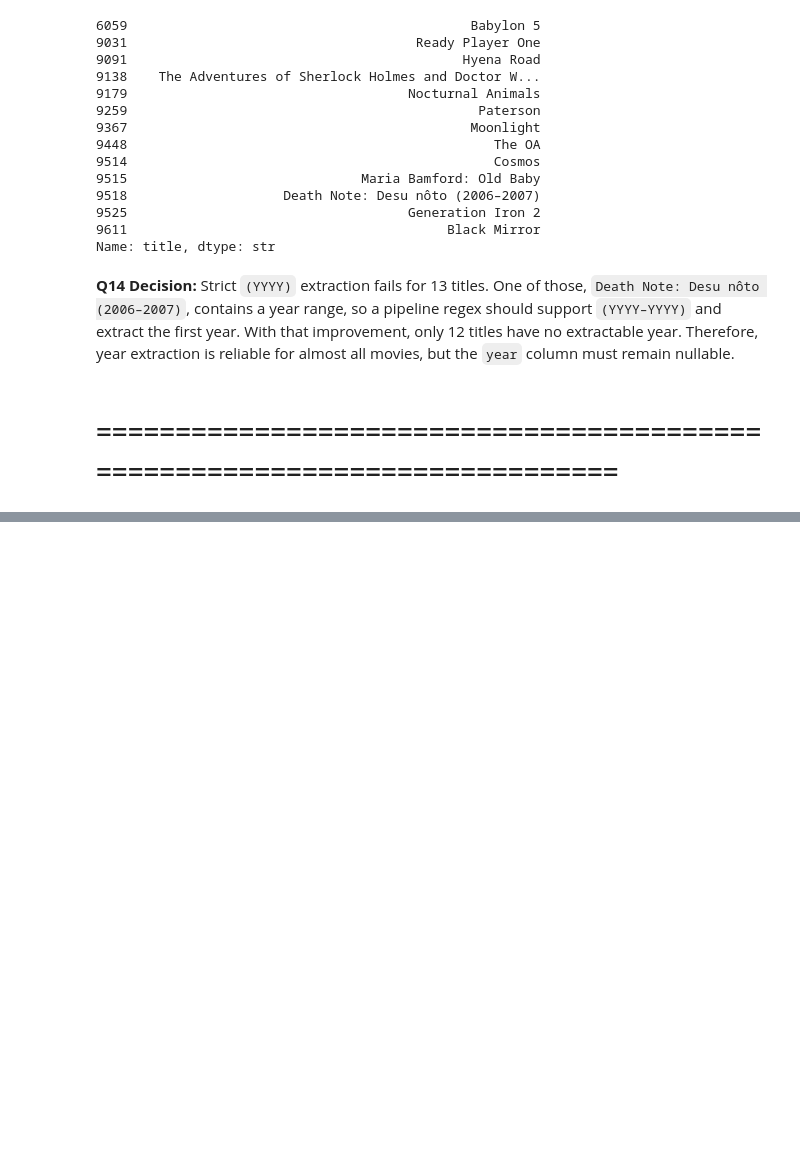
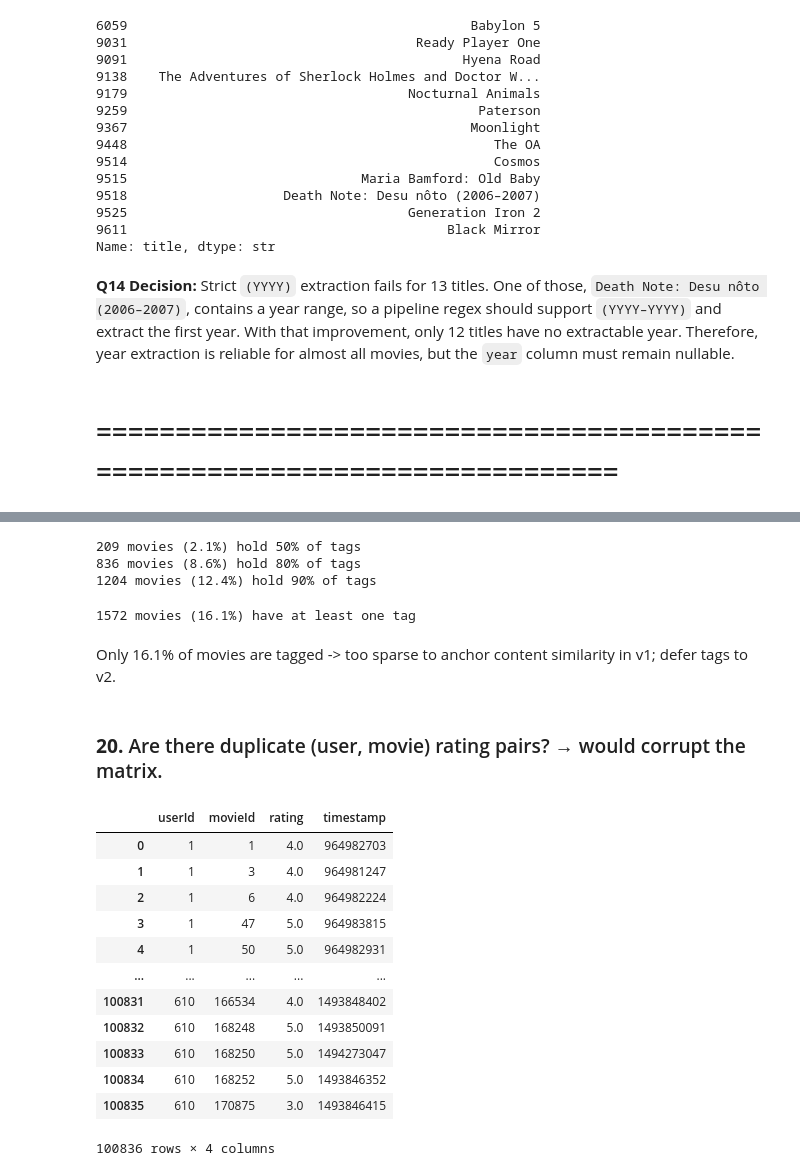
Before and after one commit to Bukunmi2108/givemore, a Jupyter notebook: pipeline/explore.ipynb, the cells around one changed output, grey strips where cells are left out. Drawn from its saved outputs; the diff is of its cells as text; code cells hidden in the pictures; blank space fills up the shorter version.

```diff
--- a/pipeline/explore.ipynb
+++ b/pipeline/explore.ipynb
@@ -748,0 +789,36 @@ Name: title, dtype: str
+# %%
+n50 = (cumsum_tags < 0.50).sum() + 1
+n80 = (cumsum_tags < 0.80).sum() + 1
+n90 = (cumsum_tags < 0.90).sum() + 1
+print(f"{n50} movies ({n50/len(movies_with_tags)*100:.1f}%) hold 50% of tags")
+print(f"{n80} movies ({n80/len(movies_with_tags)*100:.1f}%) hold 80% of tags")
+print(f"{n90} movies ({n90/len(movies_with_tags)*100:.1f}%) hold 90% of tags")
+# %% [output]
+209 movies (2.1%) hold 50% of tags
+836 movies (8.6%) hold 80% of tags
+1204 movies (12.4%) hold 90% of tags
+# %%
+coverage = (movies_with_tags > 0).mean()
+print(f"{(movies_with_tags > 0).sum()} movies ({coverage*100:.1f}%) have at least one tag")
+# %% [output]
+1572 movies (16.1%) have at least one tag
+# %% [markdown]
+Only 16.1% of movies are tagged -> too sparse to anchor content similarity in v1; defer tags to v2.
+# %% [markdown]
+### **20.** Are there duplicate (user, movie) rating pairs? → would corrupt the matrix.
+# %%
+ratings
+# %% [output]
+|  | userId | movieId | rating | timestamp |
+| 0 | 1 | 1 | 4.0 | 964982703 |
+| 1 | 1 | 3 | 4.0 | 964981247 |
+| 2 | 1 | 6 | 4.0 | 964982224 |
+| 3 | 1 | 47 | 5.0 | 964983815 |
+| 4 | 1 | 50 | 5.0 | 964982931 |
+| ... | ... | ... | ... | ... |
+| 100831 | 610 | 166534 | 4.0 | 1493848402 |
+| 100832 | 610 | 168248 | 5.0 | 1493850091 |
+| 100833 | 610 | 168250 | 5.0 | 1494273047 |
+| 100834 | 610 | 168252 | 5.0 | 1493846352 |
+| 100835 | 610 | 170875 | 3.0 | 1493846415 |
+100836 rows × 4 columns
```
Also changed, not shown: parts of 7 cells of this notebook.
